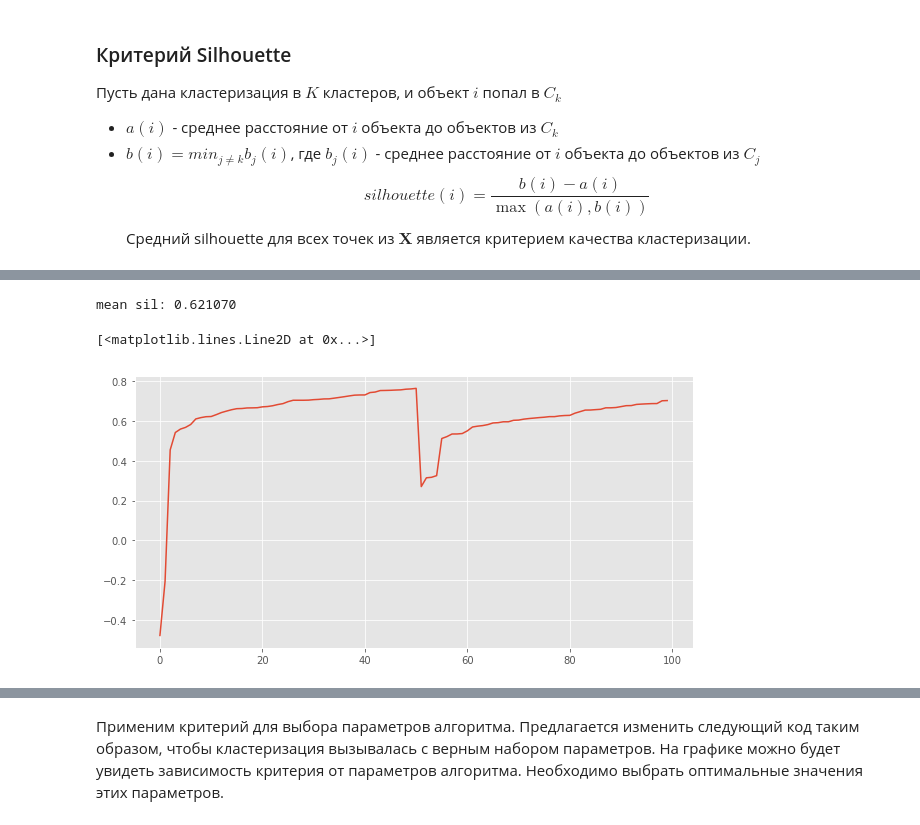
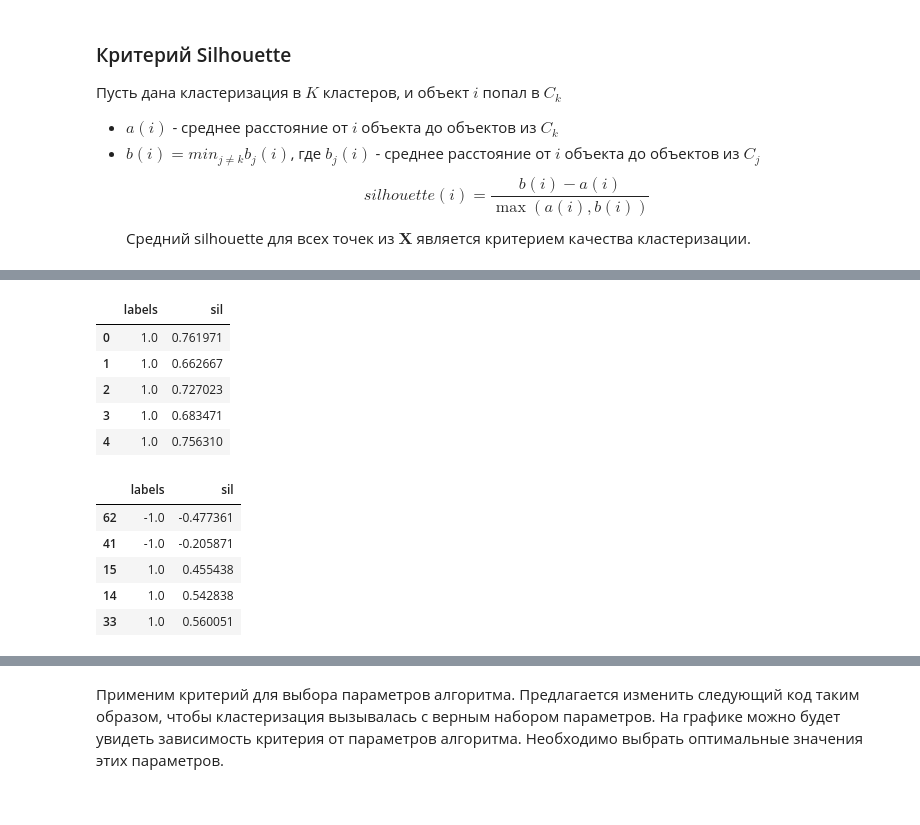
Before and after one commit to Xsardas1000/Intellectual-processing-of-data, a Jupyter notebook: hw2-clusters/filin_hw2-clusters.ipynb, the cells around one changed output, grey strips where cells are left out. Cells and saved outputs as stored; diff of their text form; code cells hidden in the pictures.

```diff
--- a/hw2-clusters/filin_hw2-clusters.ipynb
+++ b/hw2-clusters/filin_hw2-clusters.ipynb
@@ -450,10 +386,20 @@ res_sil = quality(X_st, dbscan.labels)
 # %%
 sil_scores = pd.DataFrame(np.c_[dbscan.labels, res_sil], columns=['labels', 'sil'])
-sil_scores = sil_scores.sort_values(['labels', 'sil'])
-print("mean sil: %f" %(res_sil.mean()))
-plt.figure(figsize=(10, 5))
-plt.plot(sil_scores.sil.values)
+sil_scores.head()
 # %% [output]
-mean sil: 0.621070
-[<matplotlib.lines.Line2D at 0x...>]
-[figure, removed]
+|  | labels | sil |
+| 0 | 1.0 | 0.761971 |
+| 1 | 1.0 | 0.662667 |
+| 2 | 1.0 | 0.727023 |
+| 3 | 1.0 | 0.683471 |
+| 4 | 1.0 | 0.756310 |
+# %%
+sil_scores = sil_scores.sort_values(['labels', 'sil'])
+sil_scores.head()
+# %% [output]
+|  | labels | sil |
+| 62 | -1.0 | -0.477361 |
+| 41 | -1.0 | -0.205871 |
+| 15 | 1.0 | 0.455438 |
+| 14 | 1.0 | 0.542838 |
+| 33 | 1.0 | 0.560051 |
```
Also changed, not shown: parts of 27 cells of this notebook.
